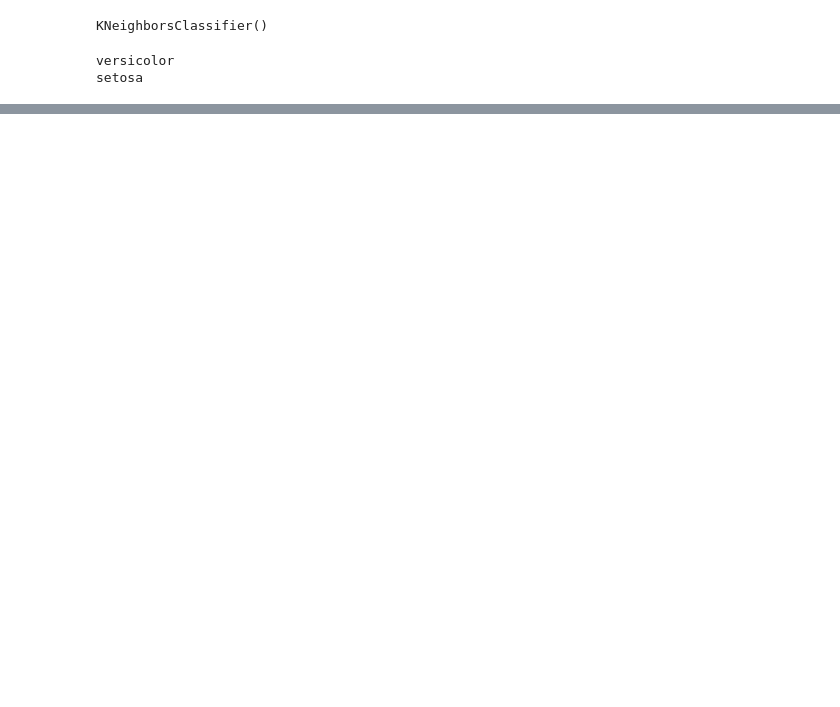
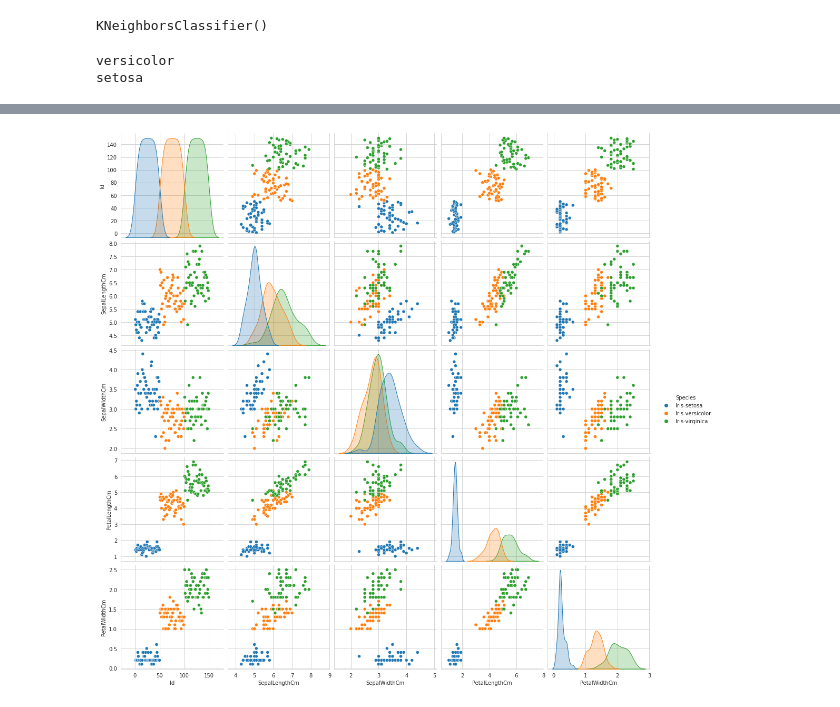
Before and after one commit to Sobariyah1001/datamining, a Jupyter notebook: _sources/Tugas.ipynb, the cells around one changed output, grey strips where cells are left out. Cells and saved outputs as stored; diff of their text form; code cells hidden in the pictures; blank space fills up the shorter version.

```diff
--- a/_sources/Tugas.ipynb
+++ b/_sources/Tugas.ipynb
@@ -373,0 +923,6 @@ setosa
+# %%
+sns.set_style("whitegrid")
+sns.pairplot(iris,hue="Species",size=3);
+plt.show()
+# %% [output]
+[figure, added]
```
Also changed, not shown: parts of 68 cells of this notebook, 19 other files.
